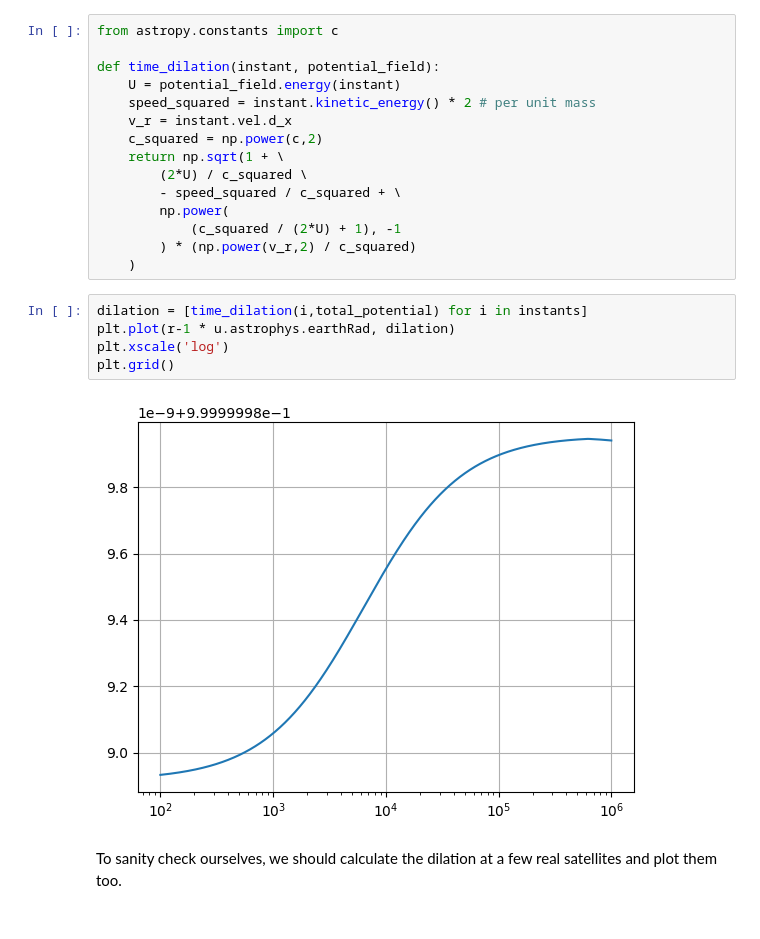
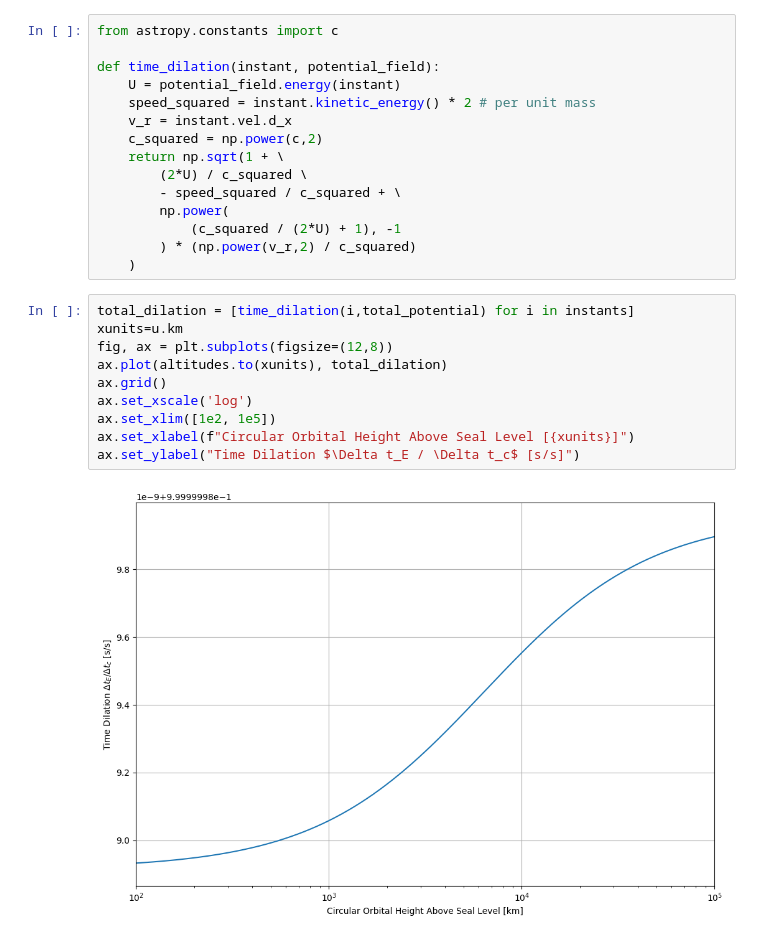
Before and after one commit to philiplinden/spacetime, a Jupyter notebook: learning/notebooks/time_dilation.ipynb, the cells around one changed output. Saved outputs shown, nothing was run; the diff lists cells and outputs as text.

```diff
--- a/learning/notebooks/time_dilation.ipynb
+++ b/learning/notebooks/time_dilation.ipynb
@@ -276,12 +345,15 @@ def time_dilation(instant, potential_field):
             (c_squared / (2*U) + 1), -1
         ) * (np.power(v_r,2) / c_squared)
     )
-# %%
-dilation = [time_dilation(i,total_potential) for i in instants]
-plt.plot(r-1 * u.astrophys.earthRad, dilation)
-plt.xscale('log')
-plt.grid()
-# %% [output]
-[figure, removed]
-# %% [markdown]
-To sanity check ourselves, we should calculate the dilation at a few real satellites and plot them too.
+# %%
+total_dilation = [time_dilation(i,total_potential) for i in instants]
+xunits=u.km
+fig, ax = plt.subplots(figsize=(12,8))
+ax.plot(altitudes.to(xunits), total_dilation)
+ax.grid()
+ax.set_xscale('log')
+ax.set_xlim([1e2, 1e5])
+ax.set_xlabel(f"Circular Orbital Height Above Seal Level [{xunits}]")
+ax.set_ylabel("Time Dilation $\Delta t_E / \Delta t_c$ [s/s]")
+# %% [output]
+[figure, added]
```
Also changed, not shown: parts of 24 cells of this notebook.
